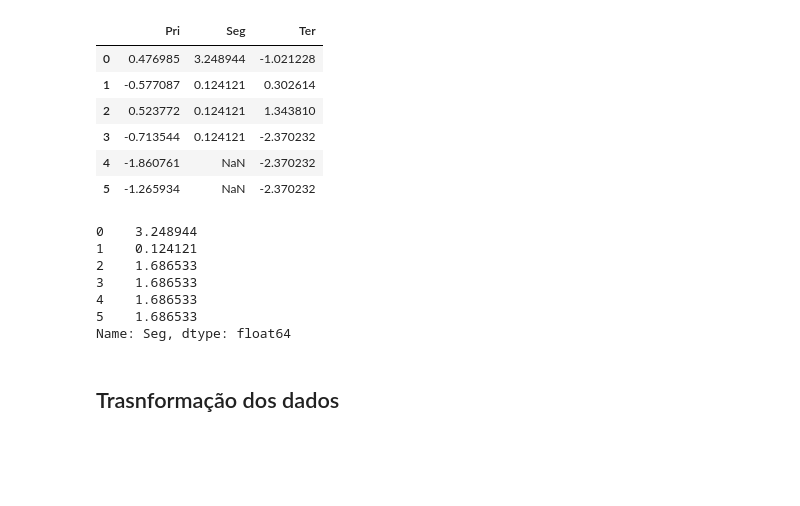
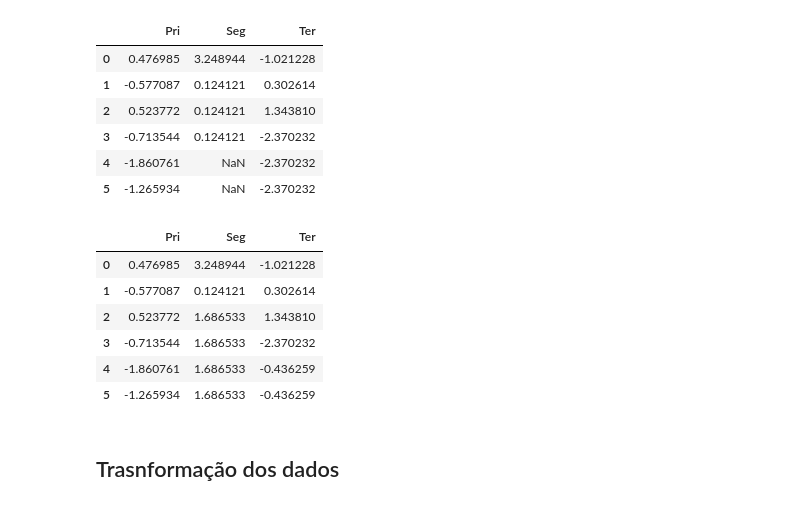
Before and after one commit to leandrobarbieri/pydata-book, a Jupyter notebook: Limpeza_e_Preparação.ipynb, the cells around one changed output. Saved outputs shown, nothing was run; the diff lists cells and outputs as text; code cells hidden in the pictures; blank space fills up the shorter version.

```diff
--- a/Limpeza_e_Preparação.ipynb
+++ b/Limpeza_e_Preparação.ipynb
@@ -221,16 +221,15 @@ dados3.fillna(method="ffill", limit=2)
 | 5 | -1.265934 | NaN | -2.370232 |
 # %%
 # preencher com a média da coluna
-# Todas as colunas numéricas: dados3.fillna(dados3.mean())
-dados3["Seg"].fillna(dados3["Seg"].mean())
+dados3.fillna(dados3.mean())
 # %% [output]
-0    3.248944
-1    0.124121
-2    1.686533
-3    1.686533
-4    1.686533
-5    1.686533
-Name: Seg, dtype: float64
+|  | Pri | Seg | Ter |
+| 0 | 0.476985 | 3.248944 | -1.021228 |
+| 1 | -0.577087 | 0.124121 | 0.302614 |
+| 2 | 0.523772 | 1.686533 | 1.343810 |
+| 3 | -0.713544 | 1.686533 | -2.370232 |
+| 4 | -1.860761 | 1.686533 | -0.436259 |
+| 5 | -1.265934 | 1.686533 | -0.436259 |
 # %% [markdown]
 ## Trasnformação dos dados
 # %% [markdown]
```
Also changed, not shown: parts of 22 cells of this notebook.
